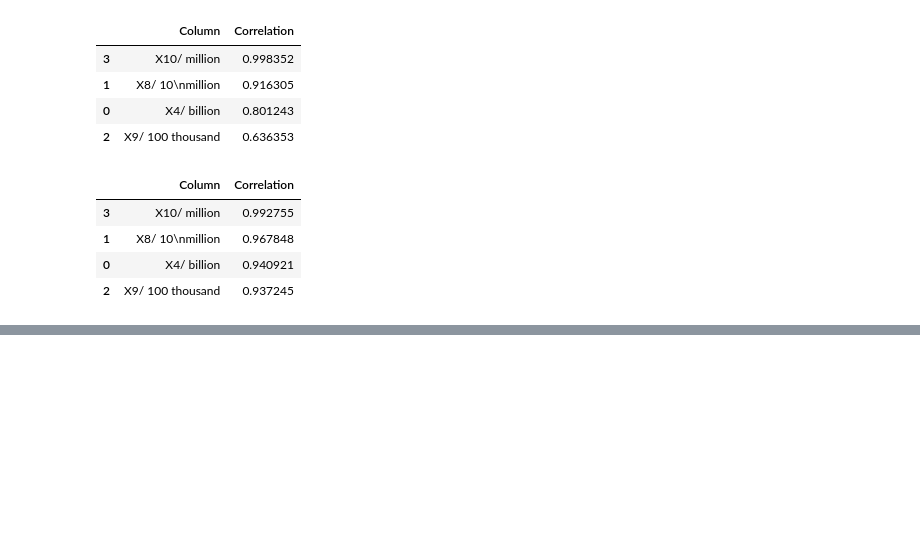
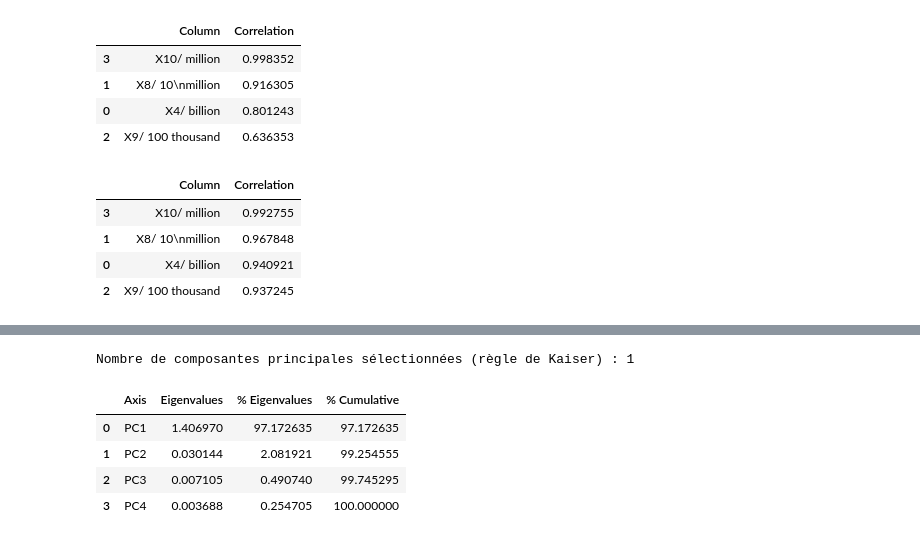
Before and after one commit to abderrahimrhitrif/Projet-DA, a Jupyter notebook: projet.ipynb, the cells around one changed output, grey strips where cells are left out. Drawn from its saved outputs; the diff is of its cells as text; code cells hidden in the pictures; blank space fills up the shorter version.

```diff
--- a/projet.ipynb
+++ b/projet.ipynb
@@ -450 +449,56 @@ H1 : μ1 et μ2 sont significativement différentes
 on rejete H0
+# %%
+def pca_manual(data):
+    mean = np.mean(data, axis=0)
+    centered_data = data - mean
+
+    covariance_matrix = np.cov(centered_data, rowvar=False)
+
+    eigenvalues, eigenvectors = np.linalg.eig(covariance_matrix)
+
+    sorted_indices = np.argsort(eigenvalues)[::-1]
+    eigenvalues = eigenvalues[sorted_indices]
+    eigenvectors = eigenvectors[:, sorted_indices]
+
+    explained_variance_ratio = eigenvalues / np.sum(eigenvalues)
+
+    return centered_data, eigenvectors, explained_variance_ratio, eigenvalues
+
+def kaiser_rule(eigenvalues):
+    num_components = np.sum(eigenvalues > 1)
+    return num_components
+
+def project_data(centered_data, eigenvectors, num_components):
+    selected_vectors = eigenvectors[:, :num_components]
+    projections = np.dot(centered_data, selected_vectors)
+    return projections
+
+numeric_cols = df_pants_sales.select_dtypes(include=[np.number]).drop(columns=['S/ billion Yuan'])
+data = np.array(numeric_cols)
+
+centered_data, eigenvectors, explained_variance_ratio, eigenvalues = pca_manual(data)
+
+num_components = kaiser_rule(eigenvalues)
+print(f"Nombre de composantes principales sélectionnées (règle de Kaiser) : {num_components}")
+
+
+projections = project_data(centered_data, eigenvectors, num_components)
+
+
+cumulative_variance = np.cumsum(explained_variance_ratio)
+summary_table = pd.DataFrame({
+    'Axis': [f"PC{i+1}" for i in range(len(eigenvalues))],
+    'Eigenvalues': eigenvalues,
+    '% Eigenvalues': explained_variance_ratio * 100,
+    '% Cumulative': cumulative_variance * 100
+})
+# %% [output]
+Nombre de composantes principales sélectionnées (règle de Kaiser) : 1
+# %%
+summary_table
+# %% [output]
+|  | Axis | Eigenvalues | % Eigenvalues | % Cumulative |
+| 0 | PC1 | 1.406970 | 97.172635 | 97.172635 |
+| 1 | PC2 | 0.030144 | 2.081921 | 99.254555 |
+| 2 | PC3 | 0.007105 | 0.490740 | 99.745295 |
+| 3 | PC4 | 0.003688 | 0.254705 | 100.000000 |
```
Also changed, not shown: parts of 14 cells of this notebook, 2 other files.
